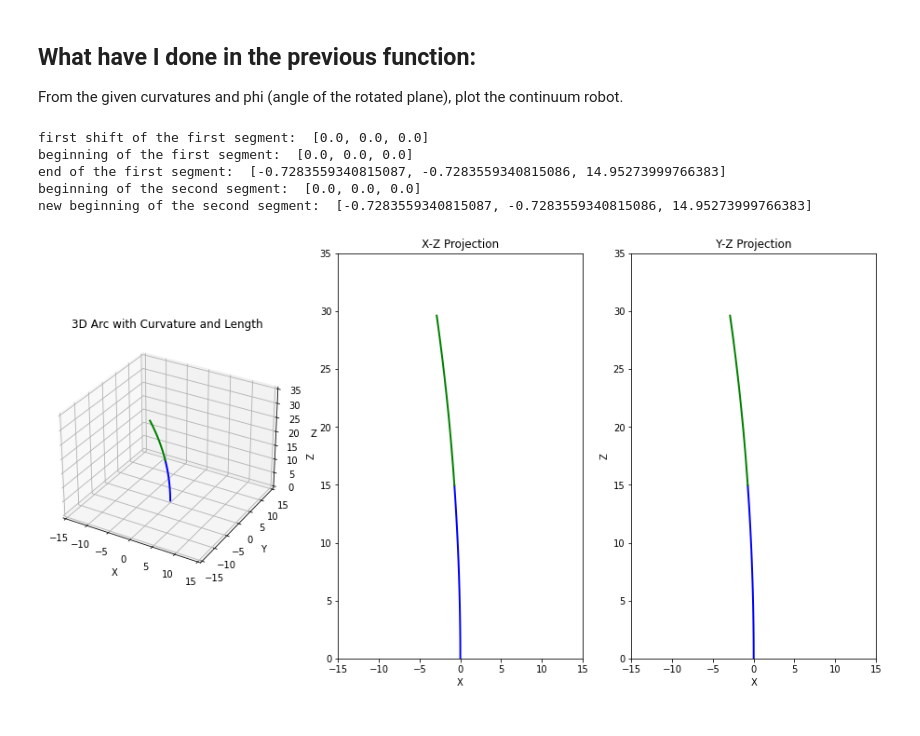
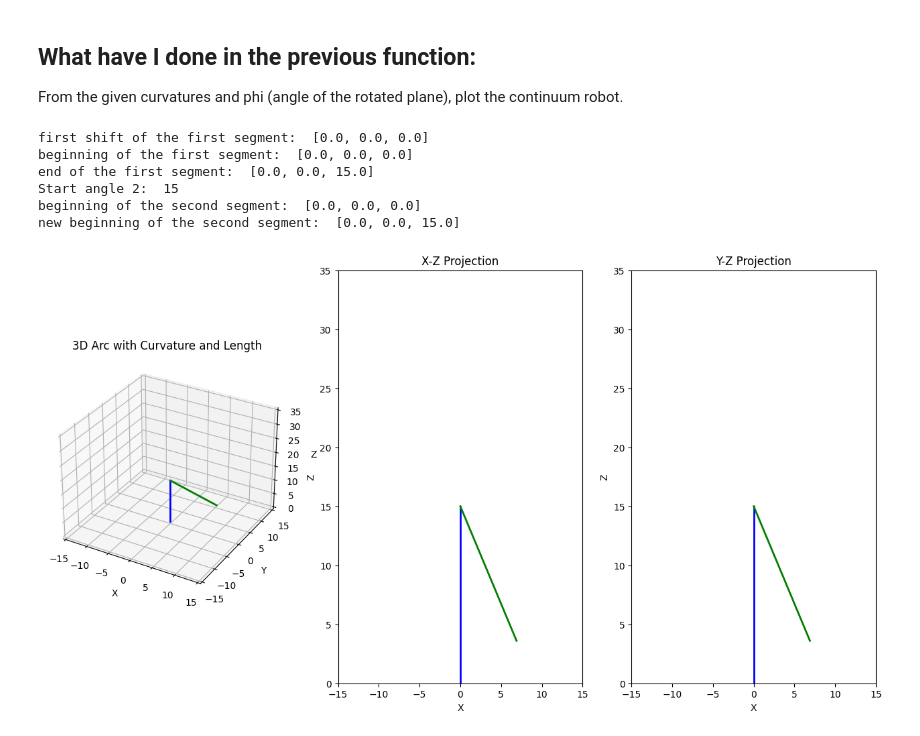
Before and after one commit to ValenQiu/CCR, a Jupyter notebook: Code/SImulation/CCR_sim.ipynb, the cells around one changed output. Cells and saved outputs as stored; diff of their text form; code cells hidden in the pictures.

```diff
--- a/Code/SImulation/CCR_sim.ipynb
+++ b/Code/SImulation/CCR_sim.ipynb
@@ -662,9 +662,11 @@ new beginning of the second segment:  [-0.7283559340815087, -0.7283559340815086,
 
 From the given curvatures and phi (angle of the rotated plane), plot the continuum robot.
 # %%
-curvature1 = 0.009170458555478773
+# curvature1 = 0.009170458555478773
+curvature1 = 0
 phi1 = np.pi /4
-curvature2 = 0.009170458555478773
+# curvature2 = 0.009170458555478773
+curvature2 = 0
 phi2 = np.pi / 4
 
 # draw the backbone
@@ -676,7 +678,7 @@ arc_length2 = 15  # Length of the second arc
 if curvature1 == 0:
     # If the curvature is 0, the arc is a straight line
     start_angle1 = 0
-    end_angle1 = arc_length1
+    end_angle1 = start_angle1
     # If the curvature is 0, the arc is a straight line
     x1 = np.zeros_like(np.linspace(0, arc_length1, 100))
     y1 = np.zeros_like(np.linspace(0, arc_length1, 100))
@@ -713,6 +715,7 @@ print("end of the first segment: ", [x1[-1], y1[-1], z1[-1]])
 if curvature2 == 0:
     # If the curvature is 0, the arc is a straight line
     start_angle2 = end_angle1
+    print("Start angle 2: ", start_angle2)
     end_angle2 = start_angle2
     # If the curvature is 0, the arc is a straight line
     x2 = np.zeros_like(np.linspace(0, arc_length2, 100))
@@ -760,7 +763,7 @@ z2 = z2 + z1[-1]
 
 print("new beginning of the second segment: ", [x2[0], y2[0], z2[0]])
 
-    # Create the figure and 3D axis
+# Create the figure and 3D axis
 fig = plt.figure(figsize=(16, 8))
 # 3D plot
 ax = fig.add_subplot(1, 3, 1, projection='3d')
@@ -783,33 +786,34 @@ ax.set_title('3D Arc with Curvature and Length')
 # X-Z projection
 ax2 = fig.add_subplot(1, 3, 2)
 ax2.plot(x1, z1, color='blue', linewidth=2)
 ax2.plot(x2, z2, color='green', linewidth=2)
 ax2.set_xlabel('X')
 ax2.set_ylabel('Z')
 ax2.set_title('X-Z Projection')
 
 # Set the x, y, and z limits
 ax2.set_xlim(-15, 15)
 ax2.set_ylim(0, 35)
 
 # Y-Z projection
 ax2 = fig.add_subplot(1, 3, 3)
 ax2.plot(y1, z1, color='blue', linewidth=2)
 ax2.plot(y2, z2, color='green', linewidth=2)
 ax2.set_xlabel('X')
 ax2.set_ylabel('Z')
 ax2.set_title('Y-Z Projection')
 
 # Set the x, y, and z limits
 ax2.set_xlim(-15, 15)
 ax2.set_ylim(0, 35)
 
 # Show the plot
 plt.show()
 # %% [output]
 first shift of the first segment:  [0.0, 0.0, 0.0]
 beginning of the first segment:  [0.0, 0.0, 0.0]
-end of the first segment:  [-0.7283559340815087, -0.7283559340815086, 14.95273999766383]
+end of the first segment:  [0.0, 0.0, 15.0]
+Start angle 2:  15
 beginning of the second segment:  [0.0, 0.0, 0.0]
-new beginning of the second segment:  [-0.7283559340815087, -0.7283559340815086, 14.95273999766383]
+new beginning of the second segment:  [0.0, 0.0, 15.0]
-[figure, old version]
+[figure, new version]
```
Also changed, not shown: parts of 9 cells of this notebook, 7 other files.
